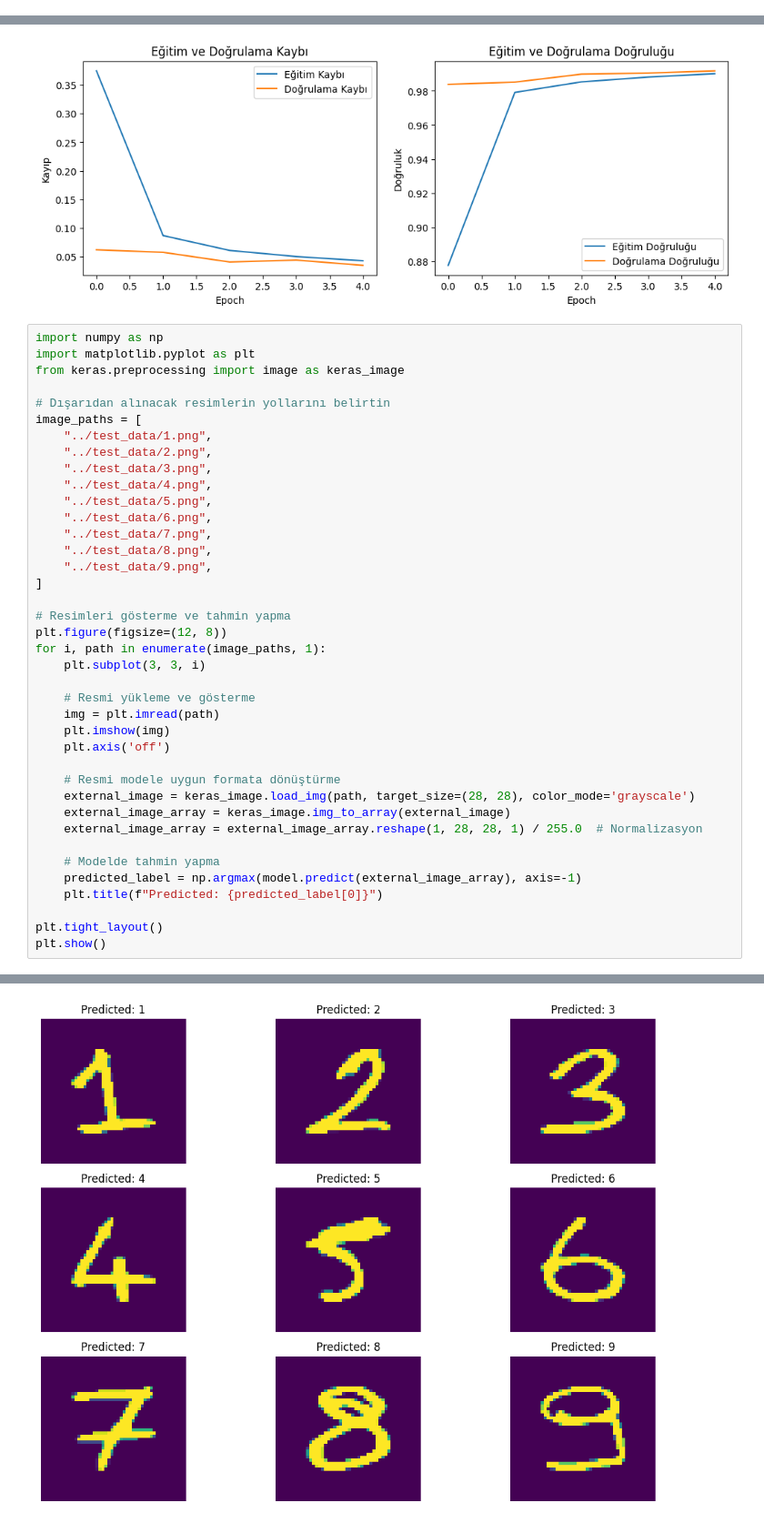
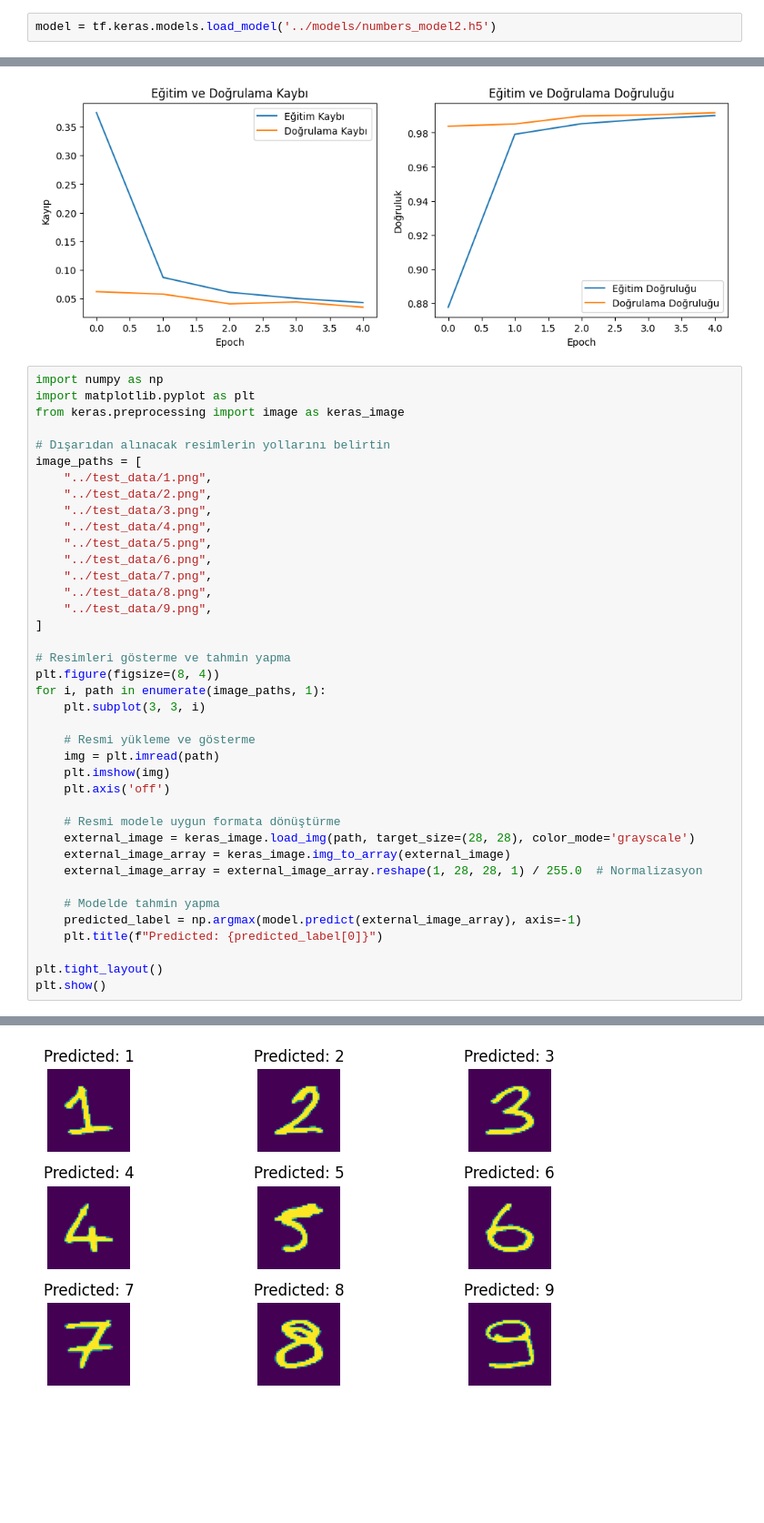
Before and after one commit to havvabzkrtt/El_Yazisini_Dijitale_Ceviren_Web_Uygulamasi, a Jupyter notebook: train/model_numbers_evaluate2.ipynb, the cells around one changed output, grey strips where cells are left out. Shown at 91% size. Saved outputs shown, nothing was run; the diff lists cells and outputs as text; blank space fills up the shorter version.

```diff
--- a/train/model_numbers_evaluate2.ipynb
+++ b/train/model_numbers_evaluate2.ipynb
@@ -95,3 +95,5 @@ Epoch 5/5
 model.save("../models/numbers_model2.h5")
 # %% [output]
 WARNING:absl:You are saving your model as an HDF5 file via `model.save()` or `keras.saving.save_model(model)`. This file format is considered legacy. We recommend using instead the native Keras format ...
+# %%
+model = tf.keras.models.load_model('../models/numbers_model2.h5')
@@ -189,7 +200,7 @@ image_paths = [
 ]
 
 # Resimleri gösterme ve tahmin yapma
-plt.figure(figsize=(12, 8))
+plt.figure(figsize=(8, 4))
 for i, path in enumerate(image_paths, 1):
     plt.subplot(3, 3, i)
 
@@ -221,2 +232,2 @@ plt.show()
 1/1 ━━━━━━━━━━━━━━━━━━━━ 0s 26ms/step
-[figure, old version]
+[figure, new version]
```
Also changed, not shown: parts of 6 cells of this notebook, 5 other files.
